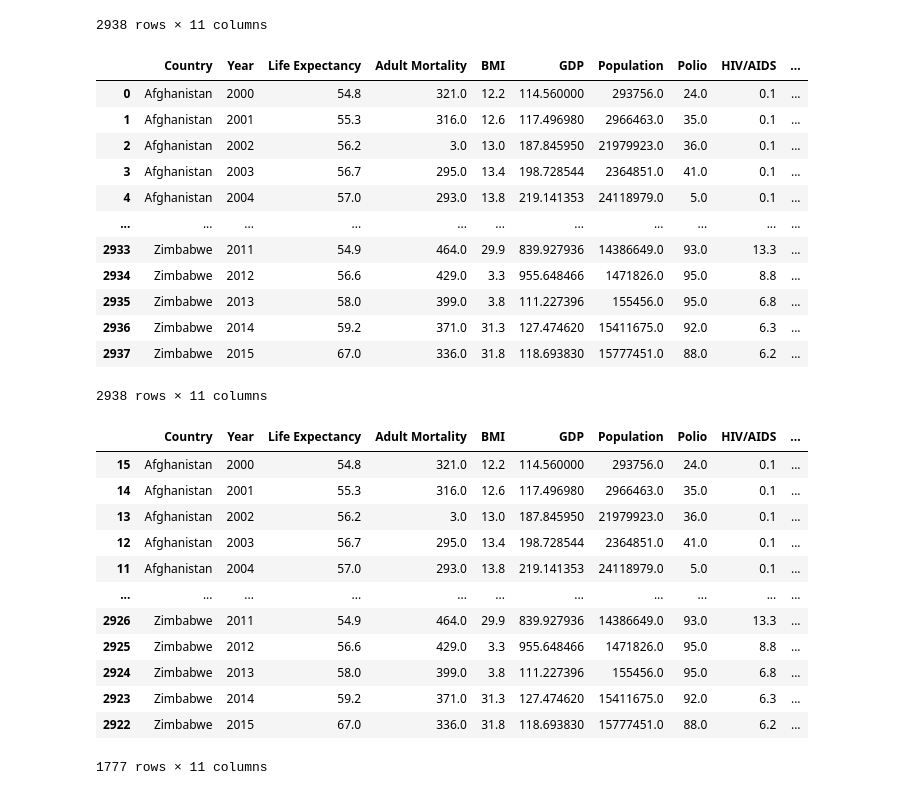
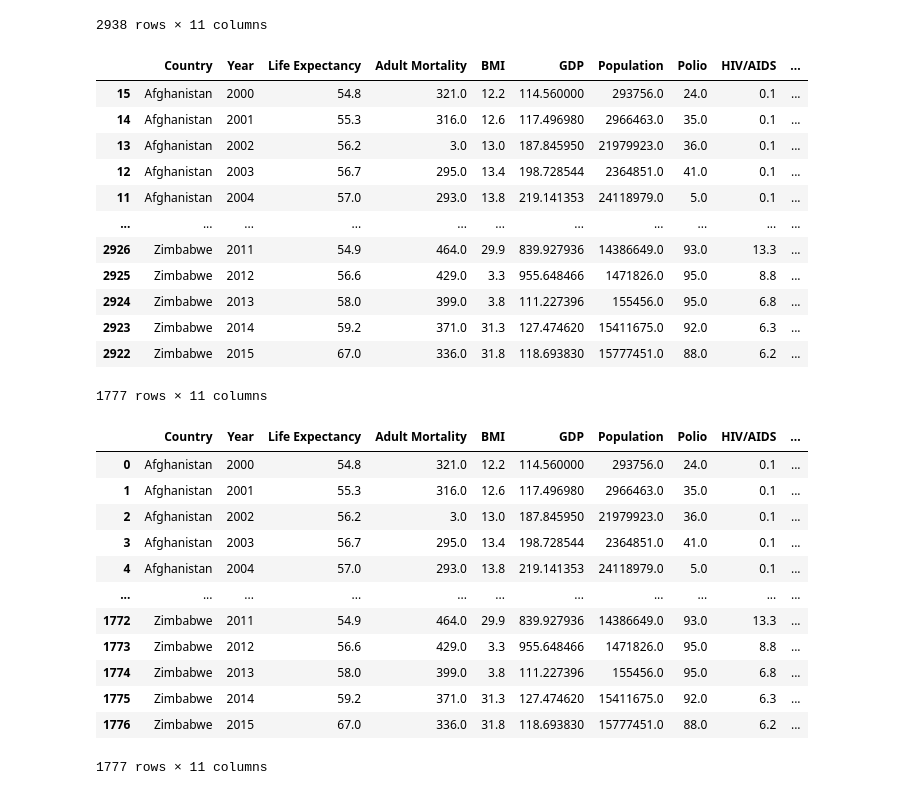
Before and after one commit to nithiyasuresh/LifeExpectancy_Project, a Jupyter notebook: LE.ipynb, the cells around one changed output. Saved outputs shown, nothing was run; the diff lists cells and outputs as text; code cells hidden in the pictures.

```diff
--- a/LE.ipynb
+++ b/LE.ipynb
@@ -39,35 +40,36 @@ life_expectancy_df
 2938 rows × 11 columns
 # %%
 life_clean_df = life_expectancy_df.sort_values(by=["Country","Year"])
-life_clean_df.reset_index(drop=True)
+life_country = life_clean_df.dropna()
+life_country
 # %% [output]
 |  | Country | Year | Life Expectancy | Adult Mortality | BMI | GDP | Population | Polio | HIV/AIDS | ... |
-| 0 | Afghanistan | 2000 | 54.8 | 321.0 | 12.2 | 114.560000 | 293756.0 | 24.0 | 0.1 | ... |
-| 1 | Afghanistan | 2001 | 55.3 | 316.0 | 12.6 | 117.496980 | 2966463.0 | 35.0 | 0.1 | ... |
-| 2 | Afghanistan | 2002 | 56.2 | 3.0 | 13.0 | 187.845950 | 21979923.0 | 36.0 | 0.1 | ... |
-| 3 | Afghanistan | 2003 | 56.7 | 295.0 | 13.4 | 198.728544 | 2364851.0 | 41.0 | 0.1 | ... |
-| 4 | Afghanistan | 2004 | 57.0 | 293.0 | 13.8 | 219.141353 | 24118979.0 | 5.0 | 0.1 | ... |
+| 15 | Afghanistan | 2000 | 54.8 | 321.0 | 12.2 | 114.560000 | 293756.0 | 24.0 | 0.1 | ... |
+| 14 | Afghanistan | 2001 | 55.3 | 316.0 | 12.6 | 117.496980 | 2966463.0 | 35.0 | 0.1 | ... |
+| 13 | Afghanistan | 2002 | 56.2 | 3.0 | 13.0 | 187.845950 | 21979923.0 | 36.0 | 0.1 | ... |
+| 12 | Afghanistan | 2003 | 56.7 | 295.0 | 13.4 | 198.728544 | 2364851.0 | 41.0 | 0.1 | ... |
+| 11 | Afghanistan | 2004 | 57.0 | 293.0 | 13.8 | 219.141353 | 24118979.0 | 5.0 | 0.1 | ... |
 | ... | ... | ... | ... | ... | ... | ... | ... | ... | ... | ... |
-| 2933 | Zimbabwe | 2011 | 54.9 | 464.0 | 29.9 | 839.927936 | 14386649.0 | 93.0 | 13.3 | ... |
-| 2934 | Zimbabwe | 2012 | 56.6 | 429.0 | 3.3 | 955.648466 | 1471826.0 | 95.0 | 8.8 | ... |
-| 2935 | Zimbabwe | 2013 | 58.0 | 399.0 | 3.8 | 111.227396 | 155456.0 | 95.0 | 6.8 | ... |
-| 2936 | Zimbabwe | 2014 | 59.2 | 371.0 | 31.3 | 127.474620 | 15411675.0 | 92.0 | 6.3 | ... |
-| 2937 | Zimbabwe | 2015 | 67.0 | 336.0 | 31.8 | 118.693830 | 15777451.0 | 88.0 | 6.2 | ... |
+| 2926 | Zimbabwe | 2011 | 54.9 | 464.0 | 29.9 | 839.927936 | 14386649.0 | 93.0 | 13.3 | ... |
+| 2925 | Zimbabwe | 2012 | 56.6 | 429.0 | 3.3 | 955.648466 | 1471826.0 | 95.0 | 8.8 | ... |
+| 2924 | Zimbabwe | 2013 | 58.0 | 399.0 | 3.8 | 111.227396 | 155456.0 | 95.0 | 6.8 | ... |
+| 2923 | Zimbabwe | 2014 | 59.2 | 371.0 | 31.3 | 127.474620 | 15411675.0 | 92.0 | 6.3 | ... |
+| 2922 | Zimbabwe | 2015 | 67.0 | 336.0 | 31.8 | 118.693830 | 15777451.0 | 88.0 | 6.2 | ... |
-2938 rows × 11 columns
+1777 rows × 11 columns
-# %%
-life_country = life_clean_df.dropna()
-life_country
-# %% [output]
-|  | Country | Year | Life Expectancy | Adult Mortality | BMI | GDP | Population | Polio | HIV/AIDS | ... |
-| 15 | Afghanistan | 2000 | 54.8 | 321.0 | 12.2 | 114.560000 | 293756.0 | 24.0 | 0.1 | ... |
-| 14 | Afghanistan | 2001 | 55.3 | 316.0 | 12.6 | 117.496980 | 2966463.0 | 35.0 | 0.1 | ... |
-| 13 | Afghanistan | 2002 | 56.2 | 3.0 | 13.0 | 187.845950 | 21979923.0 | 36.0 | 0.1 | ... |
-| 12 | Afghanistan | 2003 | 56.7 | 295.0 | 13.4 | 198.728544 | 2364851.0 | 41.0 | 0.1 | ... |
-| 11 | Afghanistan | 2004 | 57.0 | 293.0 | 13.8 | 219.141353 | 24118979.0 | 5.0 | 0.1 | ... |
-| ... | ... | ... | ... | ... | ... | ... | ... | ... | ... | ... |
-| 2926 | Zimbabwe | 2011 | 54.9 | 464.0 | 29.9 | 839.927936 | 14386649.0 | 93.0 | 13.3 | ... |
-| 2925 | Zimbabwe | 2012 | 56.6 | 429.0 | 3.3 | 955.648466 | 1471826.0 | 95.0 | 8.8 | ... |
-| 2924 | Zimbabwe | 2013 | 58.0 | 399.0 | 3.8 | 111.227396 | 155456.0 | 95.0 | 6.8 | ... |
-| 2923 | Zimbabwe | 2014 | 59.2 | 371.0 | 31.3 | 127.474620 | 15411675.0 | 92.0 | 6.3 | ... |
-| 2922 | Zimbabwe | 2015 | 67.0 | 336.0 | 31.8 | 118.693830 | 15777451.0 | 88.0 | 6.2 | ... |
-1777 rows × 11 columns
+# %%
+country_clean = life_country.reset_index(drop=True)
+country_clean
+# %% [output]
+|  | Country | Year | Life Expectancy | Adult Mortality | BMI | GDP | Population | Polio | HIV/AIDS | ... |
+| 0 | Afghanistan | 2000 | 54.8 | 321.0 | 12.2 | 114.560000 | 293756.0 | 24.0 | 0.1 | ... |
+| 1 | Afghanistan | 2001 | 55.3 | 316.0 | 12.6 | 117.496980 | 2966463.0 | 35.0 | 0.1 | ... |
+| 2 | Afghanistan | 2002 | 56.2 | 3.0 | 13.0 | 187.845950 | 21979923.0 | 36.0 | 0.1 | ... |
+| 3 | Afghanistan | 2003 | 56.7 | 295.0 | 13.4 | 198.728544 | 2364851.0 | 41.0 | 0.1 | ... |
+| 4 | Afghanistan | 2004 | 57.0 | 293.0 | 13.8 | 219.141353 | 24118979.0 | 5.0 | 0.1 | ... |
+| ... | ... | ... | ... | ... | ... | ... | ... | ... | ... | ... |
+| 1772 | Zimbabwe | 2011 | 54.9 | 464.0 | 29.9 | 839.927936 | 14386649.0 | 93.0 | 13.3 | ... |
+| 1773 | Zimbabwe | 2012 | 56.6 | 429.0 | 3.3 | 955.648466 | 1471826.0 | 95.0 | 8.8 | ... |
+| 1774 | Zimbabwe | 2013 | 58.0 | 399.0 | 3.8 | 111.227396 | 155456.0 | 95.0 | 6.8 | ... |
+| 1775 | Zimbabwe | 2014 | 59.2 | 371.0 | 31.3 | 127.474620 | 15411675.0 | 92.0 | 6.3 | ... |
+| 1776 | Zimbabwe | 2015 | 67.0 | 336.0 | 31.8 | 118.693830 | 15777451.0 | 88.0 | 6.2 | ... |
+1777 rows × 11 columns
```
Also changed, not shown: parts of 6 cells of this notebook.
